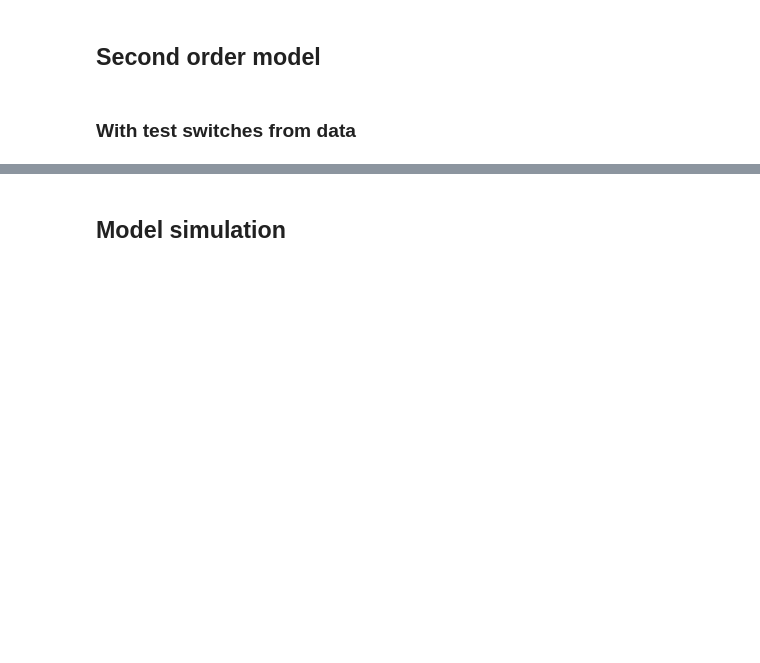
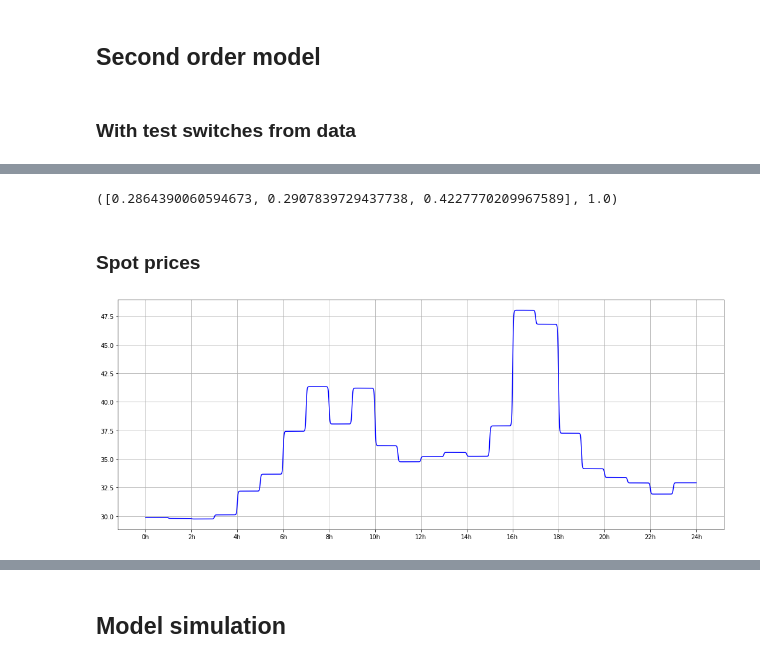
Before and after one commit to madsobdrupjakobsen/switching_time_optimization, a Jupyter notebook: control/notebooks/model_simulation.ipynb, the cells around one changed output, grey strips where cells are left out. Cells and saved outputs as stored; diff of their text form; code cells hidden in the pictures; blank space fills up the shorter version.

```diff
--- a/control/notebooks/model_simulation.ipynb
+++ b/control/notebooks/model_simulation.ipynb
@@ -130,0 +210,10 @@ plt.plot(sol.t, sol.y[1] * 1/1000)
+# %%
+prices = pd.concat([spot, regulation], axis=1, join='inner')
+prices.columns = ['spot', 'up', 'down']
+#prices = prices * 1e-6
+
+
+# Make correct round off
+num_deci = 2
+prices_og = prices
+prices = np.round(np.round(prices_og * 10**num_deci,num_deci) / 10**num_deci,num_deci) #= np.round(prices,3)
@@ -130,0 +249,41 @@ plt.plot(sol.t, sol.y[1] * 1/1000)
+# %%
+# Derive markets
+tol = 1e-2
+
+prices['market_spot'] = 0
+prices['market_down'] = 0
+prices['market_up'] = 0
+
+# When both up and down is less than tol away from the spot price
+prices.loc[(np.abs(np.round(prices['spot'] - prices['down'],2)) <= tol) & (np.abs(np.round(prices['spot'] - prices['up'],2)) <= tol),'market_spot'] = 1
+
+# When both are different, but even the smallest is bigger than 0.1 we have an error. Put it to spot market
+prices.loc[np.minimum(np.abs(prices['spot'] - prices['up']),np.abs(prices['spot'] - prices['down'])) > 0.1,'market_spot'] = 1
+
+
+prices.loc[(prices['market_spot'] != 1) & (np.abs(np.round(prices['spot'] - prices['down'],2)) > np.abs(np.round(prices['spot'] - prices['up'],2))),'market_down'] = 1
+prices.loc[(prices['market_spot'] != 1) & (np.abs(np.round(prices['spot'] - prices['down'],2)) <= np.abs(np.round(prices['spot'] - prices['up'],2))),'market_up'] = 1
+
+
+frac_down = np.mean(prices['market_down'])
+frac_spot = np.mean(prices['market_spot'])
+frac_up = np.mean(prices['market_up'])
+
+[frac_down, frac_spot, frac_up], np.sum([frac_down, frac_spot, frac_up])
+# %% [output]
+([0.2864390060594673, 0.2907839729437738, 0.4227770209967589], 1.0)
+# %% [markdown]
+### Spot prices
+# %%
+prices_plot = prices['2018-02-02  00:00:00':'2018-02-02  23:00:00']
+T_price = 0.1 * np.arange(1,prices_plot.shape[0] * 60/0.1)
+day_skip = 2
+fig = plt.figure(figsize=(18,7))
+ax = fig.add_subplot(111)
+ax.plot(T_price,smooth_dap(T_price,prices_plot['spot']),color='b')
+ax.set_xticks(np.arange(0,prices_plot['spot'].size+1,day_skip)*60.)
+ax.set_xticklabels([str(int(_t/60.)) + 'h' for _t in np.arange(0,prices_plot['spot'].size+1,day_skip) * 60.])
+ax.grid()
+plt.savefig(FIGS + '/control/example_dap.pdf',format='pdf')
+# %% [output]
+[figure, added]
```
Also changed, not shown: parts of 77 cells of this notebook, 34 other files.
